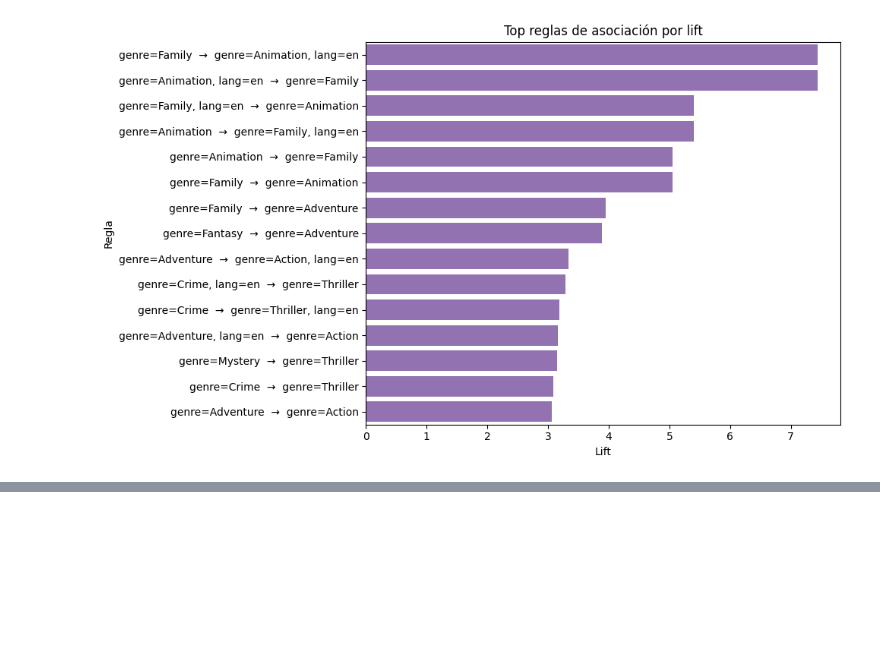
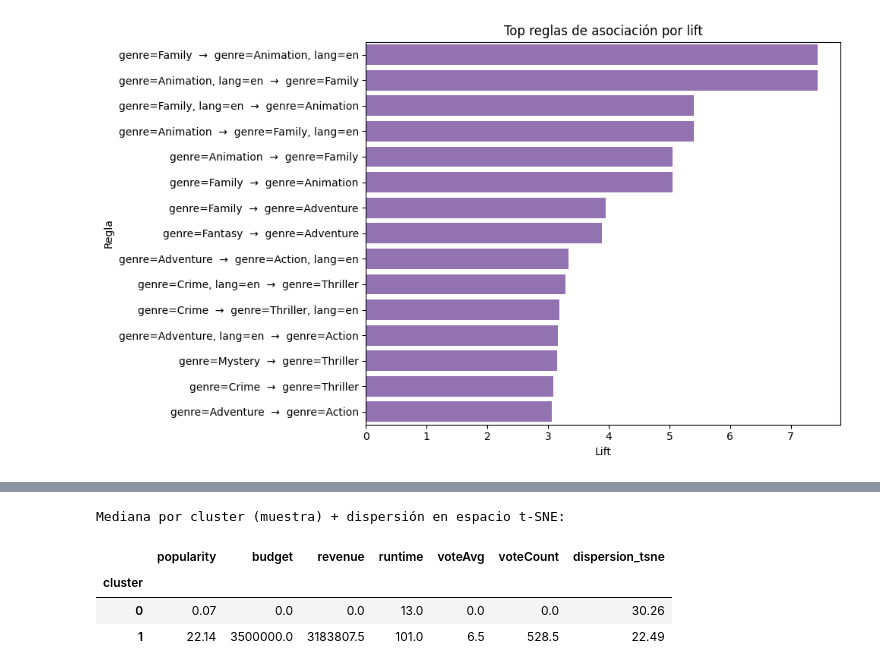
Before and after one commit to jcdiegolopez/MD-LAB02, a Jupyter notebook: main.ipynb, the cells around one changed output, grey strips where cells are left out. Cells and saved outputs as stored; diff of their text form; code cells hidden in the pictures; blank space fills up the shorter version.

```diff
--- a/main.ipynb
+++ b/main.ipynb
@@ -791,0 +979,28 @@ else:
+# %%
+# ── Tabla resumen: métricas originales por cluster en la muestra ──────────────
+num_cols_viz = ['popularity', 'budget', 'revenue', 'runtime', 'voteAvg', 'voteCount']
+df_sample_stats = df.iloc[sample_idx][num_cols_viz].copy()
+df_sample_stats['cluster'] = labels_sample
+
+# Dispersión t-SNE por cluster (menor = más cohesión visual)
+dispersion = (
+    df_tsne.groupby('cluster')[['tsne_1', 'tsne_2']]
+    .std().mean(axis=1)
+    .rename('dispersion_tsne')
+)
+
+cluster_summary = (
+    df_sample_stats.groupby('cluster')[num_cols_viz]
+    .median()
+    .round(2)
+    .join(dispersion.round(2))
+)
+
+print("Mediana por cluster (muestra) + dispersión en espacio t-SNE:")
+display(cluster_summary)
+# %% [output]
+Mediana por cluster (muestra) + dispersión en espacio t-SNE:
+|  | popularity | budget | revenue | runtime | voteAvg | voteCount | dispersion_tsne |
+| cluster |  |  |  |  |  |  |  |
+| 0 | 0.07 | 0.0 | 0.0 | 13.0 | 0.0 | 0.0 | 30.26 |
+| 1 | 22.14 | 3500000.0 | 3183807.5 | 101.0 | 6.5 | 528.5 | 22.49 |
```
Also changed, not shown: parts of 8 cells of this notebook.
